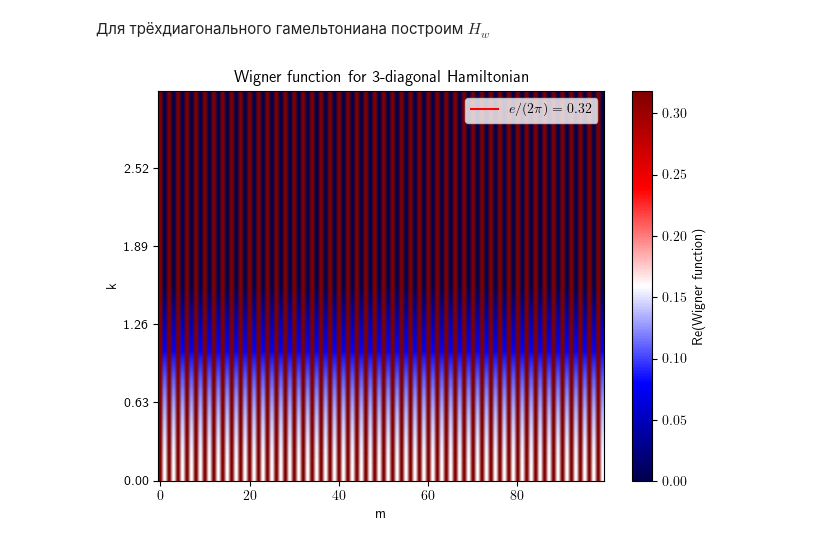
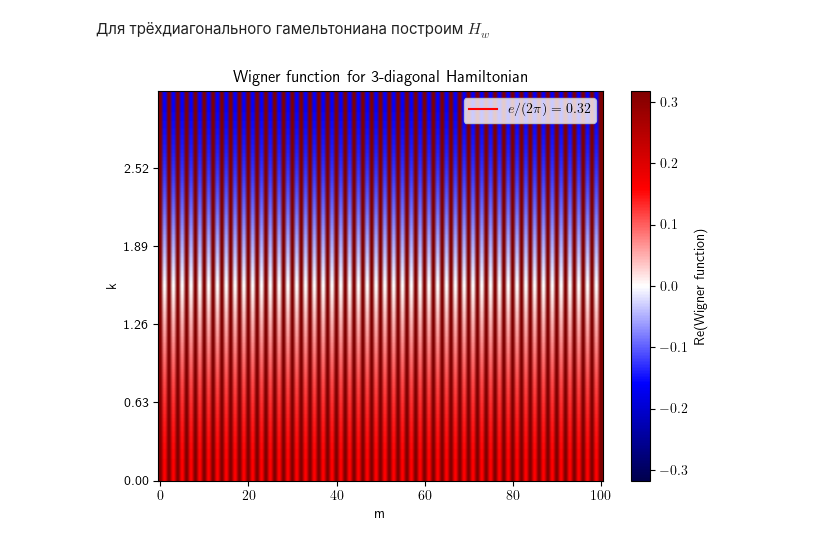
Before and after one commit to evgenii-poliakoff/lightcones, a Jupyter notebook: notebooks/wigner_function/drosophila.ipynb, the cells around one changed output. Cells and saved outputs as stored; diff of their text form; code cells hidden in the pictures.

```diff
--- a/notebooks/wigner_function/drosophila.ipynb
+++ b/notebooks/wigner_function/drosophila.ipynb
@@ -11,7 +11,7 @@ from lightcones.solvers.schrodinger import solve
 import matplotlib.pyplot as plt
 plt.rcParams['text.usetex'] = True
 
-n_sites = 100
+n_sites = 101
 e = 2
 h = 0.5
 es = [e]*n_sites
@@ -240,25 +240,25 @@ k = np.arange(0, math.pi, 0.01)
 w_p = wigner(n_sites, k,e,h)
 # %%
 max_ = np.max(np.abs(w_p[:]))
-min_ = np.min(np.abs(w_p[:]))
+min_ = -max_
 
 im = plt.imshow(w_p[:, :n_sites].real, aspect='auto', cmap='seismic', vmin=min_, vmax=max_,origin="lower")
 plt.plot([], [], color='red', linestyle='-', label=f'$ e/(2\\pi)= {e/(2*np.pi):.2f}$')
 plt.legend()
 plt.xlabel('m')
 plt.ylabel('k')
 
 plt.yticks(
     [len(k)/5 * i for i in range(5)],
     labels=["{:5.2f}".format(k[round(len(k)/5 * i)]) for i in range(5)]
 )
 plt.title('Wigner function for 3-diagonal Hamiltonian')
 # 🎨 Добавляем colorbar
 cbar = plt.colorbar(im)
 cbar.set_label('Re(Wigner function)')
 
 plt.tight_layout()
 plt.show()
 #plt.savefig('pictures/memory_t0.eps', format='eps')
 # %% [output]
-[figure, old version]
+[figure, new version]
```
Also changed, not shown: parts of 12 cells of this notebook.
